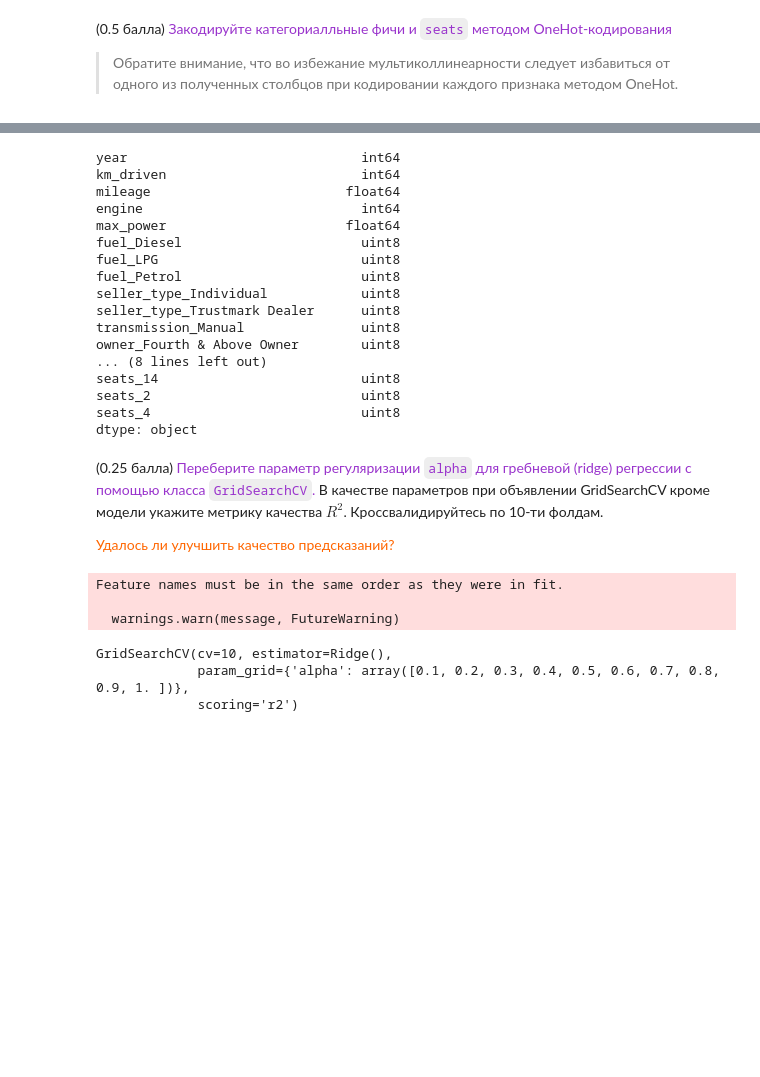
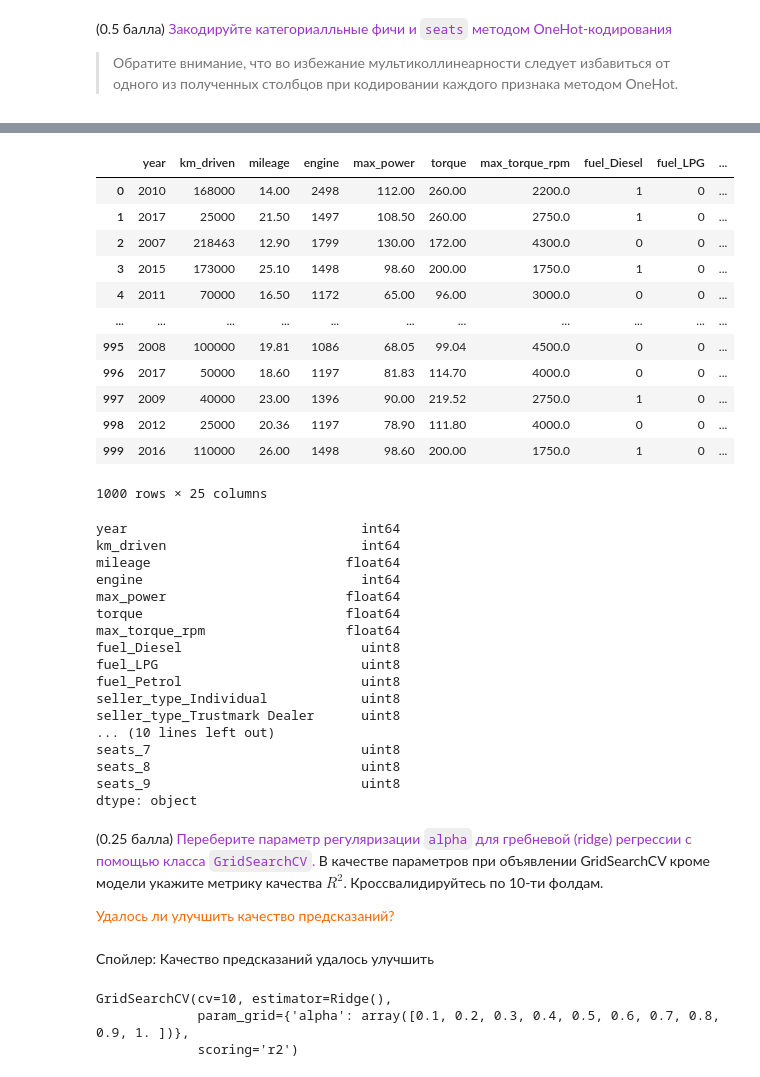
Before and after one commit to Kulikov17/MLDS_ML, a Jupyter notebook: HW1/HW1_Regression_with_inference.ipynb, the cells around one changed output, grey strips where cells are left out. Cells and saved outputs as stored; diff of their text form; code cells hidden in the pictures; blank space fills up the shorter version.

```diff
--- a/HW1/HW1_Regression_with_inference.ipynb
+++ b/HW1/HW1_Regression_with_inference.ipynb
@@ -805,6 +874,30 @@ X_test_cat['seats_4'] = 0
 X_test_cat['seats_14'] = X_test_cat['seats_14'].astype('uint8')
 X_test_cat['seats_2'] = X_test_cat['seats_2'].astype('uint8')
 X_test_cat['seats_4'] = X_test_cat['seats_4'].astype('uint8')
+# %%
+df1 = X_test_cat.loc[:,'year':'owner_Third Owner']
+df2 = X_test_cat.loc[:,'seats_14':'seats_4']
+df3 = X_test_cat.loc[:,'seats_5':'seats_9']
+
+frames = [df1, df2, df3]
+
+X_test_cat = pd.concat(frames, axis = 1)
+# %%
+X_test_cat
+# %% [output]
+|  | year | km_driven | mileage | engine | max_power | torque | max_torque_rpm | fuel_Diesel | fuel_LPG | ... |
+| 0 | 2010 | 168000 | 14.00 | 2498 | 112.00 | 260.00 | 2200.0 | 1 | 0 | ... |
+| 1 | 2017 | 25000 | 21.50 | 1497 | 108.50 | 260.00 | 2750.0 | 1 | 0 | ... |
+| 2 | 2007 | 218463 | 12.90 | 1799 | 130.00 | 172.00 | 4300.0 | 0 | 0 | ... |
+| 3 | 2015 | 173000 | 25.10 | 1498 | 98.60 | 200.00 | 1750.0 | 1 | 0 | ... |
+| 4 | 2011 | 70000 | 16.50 | 1172 | 65.00 | 96.00 | 3000.0 | 0 | 0 | ... |
+| ... | ... | ... | ... | ... | ... | ... | ... | ... | ... | ... |
+| 995 | 2008 | 100000 | 19.81 | 1086 | 68.05 | 99.04 | 4500.0 | 0 | 0 | ... |
+| 996 | 2017 | 50000 | 18.60 | 1197 | 81.83 | 114.70 | 4000.0 | 0 | 0 | ... |
+| 997 | 2009 | 40000 | 23.00 | 1396 | 90.00 | 219.52 | 2750.0 | 1 | 0 | ... |
+| 998 | 2012 | 25000 | 20.36 | 1197 | 78.90 | 111.80 | 4000.0 | 0 | 0 | ... |
+| 999 | 2016 | 110000 | 26.00 | 1498 | 98.60 | 200.00 | 1750.0 | 1 | 0 | ... |
+1000 rows × 25 columns
 # %%
 X_test_cat.dtypes
 # %% [output]
@@ -813,22 +906,24 @@ km_driven                         int64
 mileage                         float64
 engine                            int64
 max_power                       float64
+torque                          float64
+max_torque_rpm                  float64
 fuel_Diesel                       uint8
 fuel_LPG                          uint8
 fuel_Petrol                       uint8
 seller_type_Individual            uint8
 seller_type_Trustmark Dealer      uint8
-transmission_Manual               uint8
-owner_Fourth & Above Owner        uint8
-... (8 lines left out)
-seats_14                          uint8
-seats_2                           uint8
-seats_4                           uint8
+... (10 lines left out)
+seats_7                           uint8
+seats_8                           uint8
+seats_9                           uint8
 dtype: object
 # %% [markdown]
 (0.25 балла) <font color='#9933CC'>Переберите параметр регуляризации `alpha` для гребневой (ridge) регрессии с помощью класса `GridSearchCV`.</font> В качестве параметров при объявлении GridSearchCV кроме модели укажите метрику качества $R^2$. Кроссвалидируйтесь по 10-ти фолдам.
 
 <font color='#FF6600'>Удалось ли улучшить качество предсказаний?</font>
+# %% [markdown]
+Спойлер: Качество предсказаний удалось улучшить
 # %%
 from sklearn.preprocessing import StandardScaler
 
@@ -837,10 +932,6 @@ scaler.fit(X_train_cat)
 
 X_train_cat_norm = scaler.transform(X_train_cat)
 X_test_cat_norm = scaler.transform(X_test_cat)
-# %% [output]
-Feature names must be in the same order as they were in fit.
-
-  warnings.warn(message, FutureWarning)
 # %%
 from sklearn.linear_model import Ridge
 from sklearn.model_selection import GridSearchCV
```
Also changed, not shown: parts of 46 cells of this notebook.
